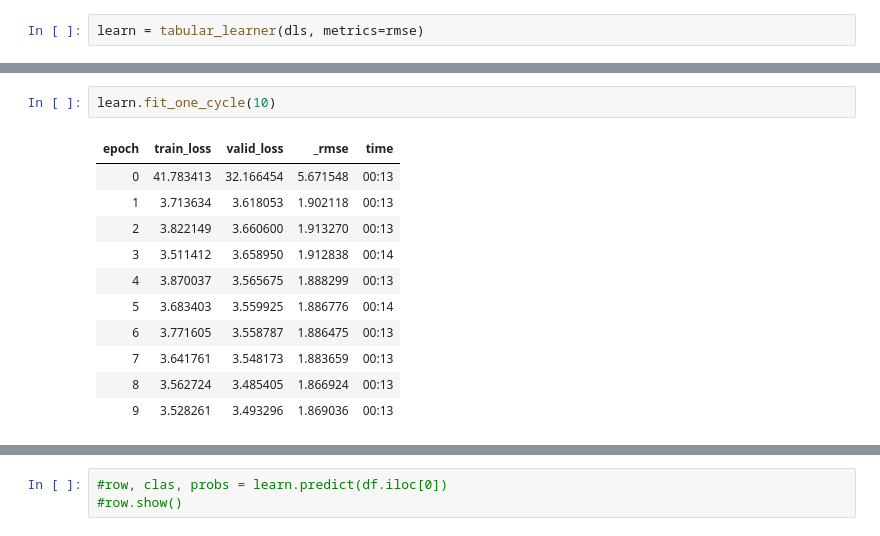
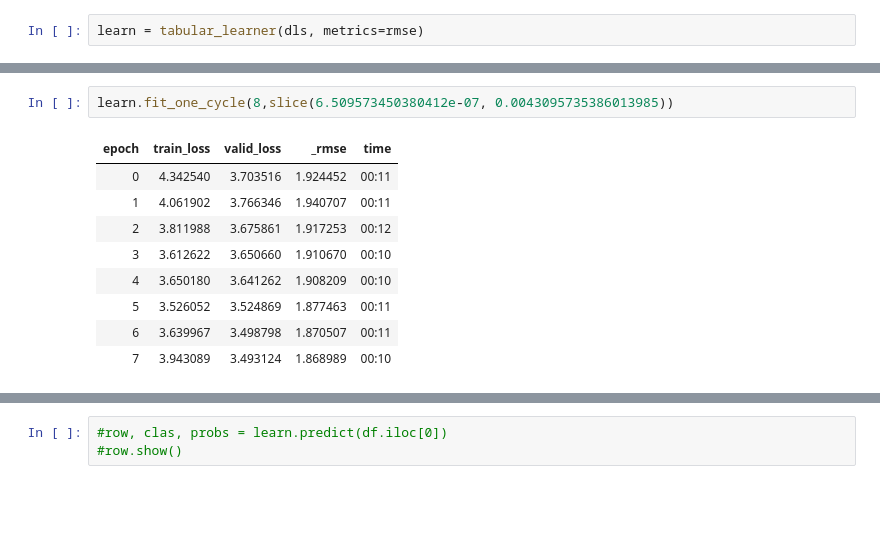
Before and after one commit to rubanzasilva/abalone_age_prediction, a Jupyter notebook: ps_s04e03.ipynb, the cells around one changed output, grey strips where cells are left out. Drawn from its saved outputs; the diff is of its cells as text; blank space fills up the shorter version.

```diff
--- a/ps_s04e03.ipynb
+++ b/ps_s04e03.ipynb
@@ -206,16 +226,14 @@ learn.lr_find(suggest_funcs=(slide,valley))
-# %%
-learn.fit_one_cycle(10)
-# %% [output]
-| epoch | train_loss | valid_loss | _rmse | time |
-| 0 | 41.783413 | 32.166454 | 5.671548 | 00:13 |
-| 1 | 3.713634 | 3.618053 | 1.902118 | 00:13 |
-| 2 | 3.822149 | 3.660600 | 1.913270 | 00:13 |
-| 3 | 3.511412 | 3.658950 | 1.912838 | 00:14 |
-| 4 | 3.870037 | 3.565675 | 1.888299 | 00:13 |
-| 5 | 3.683403 | 3.559925 | 1.886776 | 00:14 |
-| 6 | 3.771605 | 3.558787 | 1.886475 | 00:13 |
-| 7 | 3.641761 | 3.548173 | 1.883659 | 00:13 |
-| 8 | 3.562724 | 3.485405 | 1.866924 | 00:13 |
-| 9 | 3.528261 | 3.493296 | 1.869036 | 00:13 |
+# %%
+learn.fit_one_cycle(8,slice(6.509573450380412e-07, 0.0043095735386013985))
+# %% [output]
+| epoch | train_loss | valid_loss | _rmse | time |
+| 0 | 4.342540 | 3.703516 | 1.924452 | 00:11 |
+| 1 | 4.061902 | 3.766346 | 1.940707 | 00:11 |
+| 2 | 3.811988 | 3.675861 | 1.917253 | 00:12 |
+| 3 | 3.612622 | 3.650660 | 1.910670 | 00:10 |
+| 4 | 3.650180 | 3.641262 | 1.908209 | 00:10 |
+| 5 | 3.526052 | 3.524869 | 1.877463 | 00:11 |
+| 6 | 3.639967 | 3.498798 | 1.870507 | 00:11 |
+| 7 | 3.943089 | 3.493124 | 1.868989 | 00:10 |
 # %%
 learn.show_results()
```
Also changed, not shown: parts of 44 cells of this notebook.
